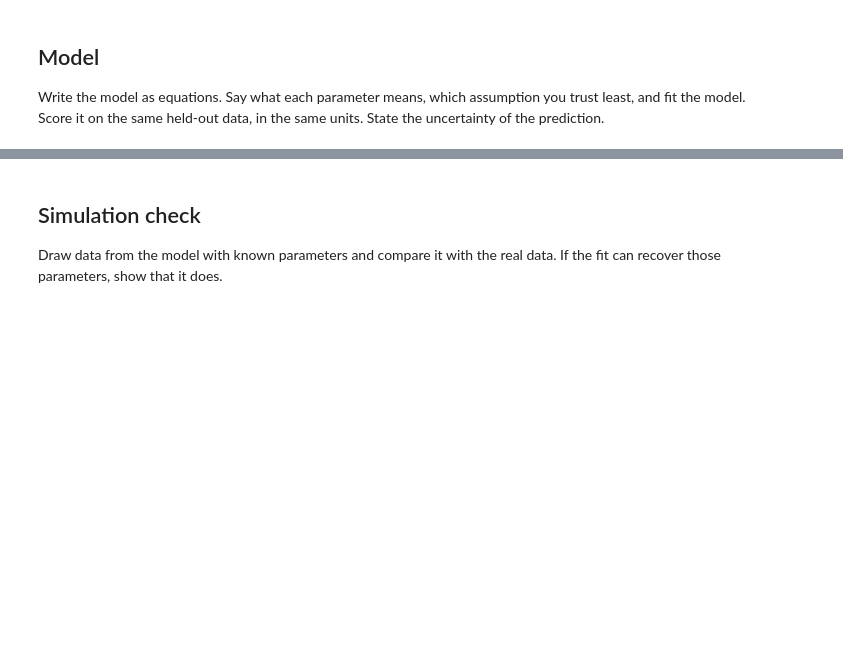
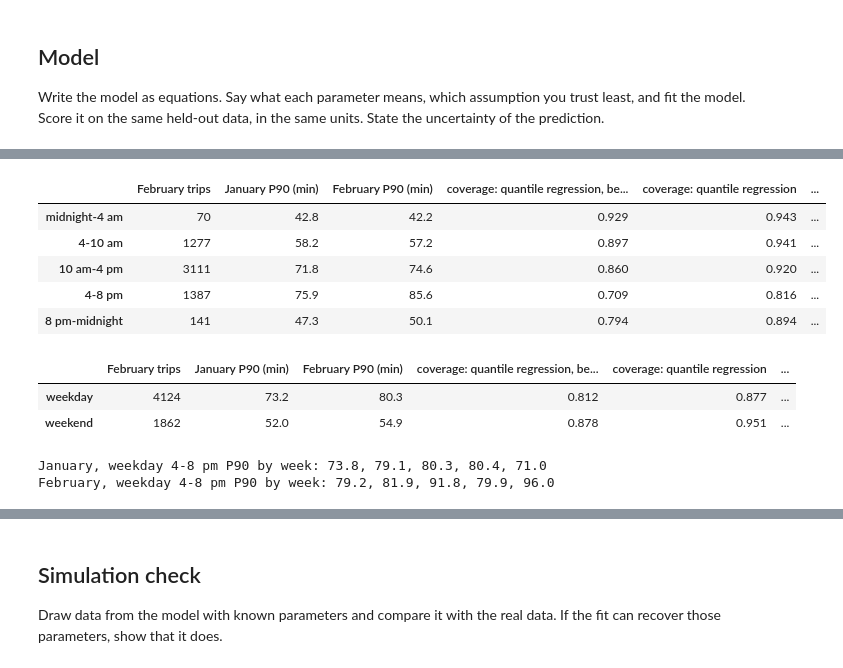
Before and after one commit to ponyta3/aii600-final-project, a Jupyter notebook: analysis.ipynb, the cells around one changed output, grey strips where cells are left out. Drawn from its saved outputs; the diff is of its cells as text; code cells hidden in the pictures; blank space fills up the shorter version.

```diff
--- a/analysis.ipynb
+++ b/analysis.ipynb
@@ -386,0 +484,49 @@ Write the model as equations. Say what each parameter means, which assumption yo
+# %%
+import numpy as np
+
+# February by departure period (the proposal's Revisit check) and by day type, with each month's own 90th percentile.
+def period_of(frame):
+    return pd.cut(
+        frame["tpep_pickup_datetime"].dt.hour, [-1, 3, 9, 15, 19, 23],
+        labels=["midnight-4 am", "4-10 am", "10 am-4 pm", "4-8 pm", "8 pm-midnight"],
+    )
+
+def day_type_of(frame):
+    return np.where(frame["tpep_pickup_datetime"].dt.day_of_week >= 5, "weekend", "weekday")
+
+feb_checked = feb_cal.assign(
+    period=period_of(feb_cal),
+    day_type=day_type_of(feb_cal),
+    qr=feb_cal["duration_minutes"].to_numpy() <= qr_feb_allowance,
+    qr_raw=feb_cal["duration_minutes"].to_numpy() <= qr_feb_raw,
+    fixed=feb_cal["duration_minutes"].to_numpy() <= fixed_allowance,
+)
+for key, jan_key in (("period", period_of(jan_fit)), ("day_type", day_type_of(jan_fit))):
+    feb_group = feb_checked.groupby(key, observed=True)
+    jan_group = jan_fit.groupby(jan_key, observed=True)
+    display(pd.DataFrame({
+        "February trips": feb_group.size(),
+        "January P90 (min)": jan_group["duration_minutes"].quantile(0.9).round(1),
+        "February P90 (min)": feb_group["duration_minutes"].quantile(0.9).round(1),
+        "coverage: quantile regression, before offset": feb_group["qr_raw"].mean().round(3),
+        "coverage: quantile regression": feb_group["qr"].mean().round(3),
+        "coverage: fixed allowance": feb_group["fixed"].mean().round(3),
+    }))
+
+# The 4-8 pm weekday 90th percentile, week by week (ISO weeks; the first and last weeks of a month are partial).
+for name, frame in (("January", jan_fit), ("February", feb_cal)):
+    peak = frame.loc[(period_of(frame) == "4-8 pm") & (day_type_of(frame) == "weekday")]
+    weekly = peak.groupby(peak["tpep_pickup_datetime"].dt.isocalendar().week)["duration_minutes"].quantile(0.9)
+    print(f"{name}, weekday 4-8 pm P90 by week: " + ", ".join(f"{v:.1f}" for v in weekly))
+# %% [output]
+|  | February trips | January P90 (min) | February P90 (min) | coverage: quantile regression, be... | coverage: quantile regression | ... |
+| midnight-4 am | 70 | 42.8 | 42.2 | 0.929 | 0.943 | ... |
+| 4-10 am | 1277 | 58.2 | 57.2 | 0.897 | 0.941 | ... |
+| 10 am-4 pm | 3111 | 71.8 | 74.6 | 0.860 | 0.920 | ... |
+| 4-8 pm | 1387 | 75.9 | 85.6 | 0.709 | 0.816 | ... |
+| 8 pm-midnight | 141 | 47.3 | 50.1 | 0.794 | 0.894 | ... |
+|  | February trips | January P90 (min) | February P90 (min) | coverage: quantile regression, be... | coverage: quantile regression | ... |
+| weekday | 4124 | 73.2 | 80.3 | 0.812 | 0.877 | ... |
+| weekend | 1862 | 52.0 | 54.9 | 0.878 | 0.951 | ... |
+January, weekday 4-8 pm P90 by week: 73.8, 79.1, 80.3, 80.4, 71.0
+February, weekday 4-8 pm P90 by week: 79.2, 81.9, 91.8, 79.9, 96.0
```
Also changed, not shown: parts of 6 cells of this notebook, 7 other files.
